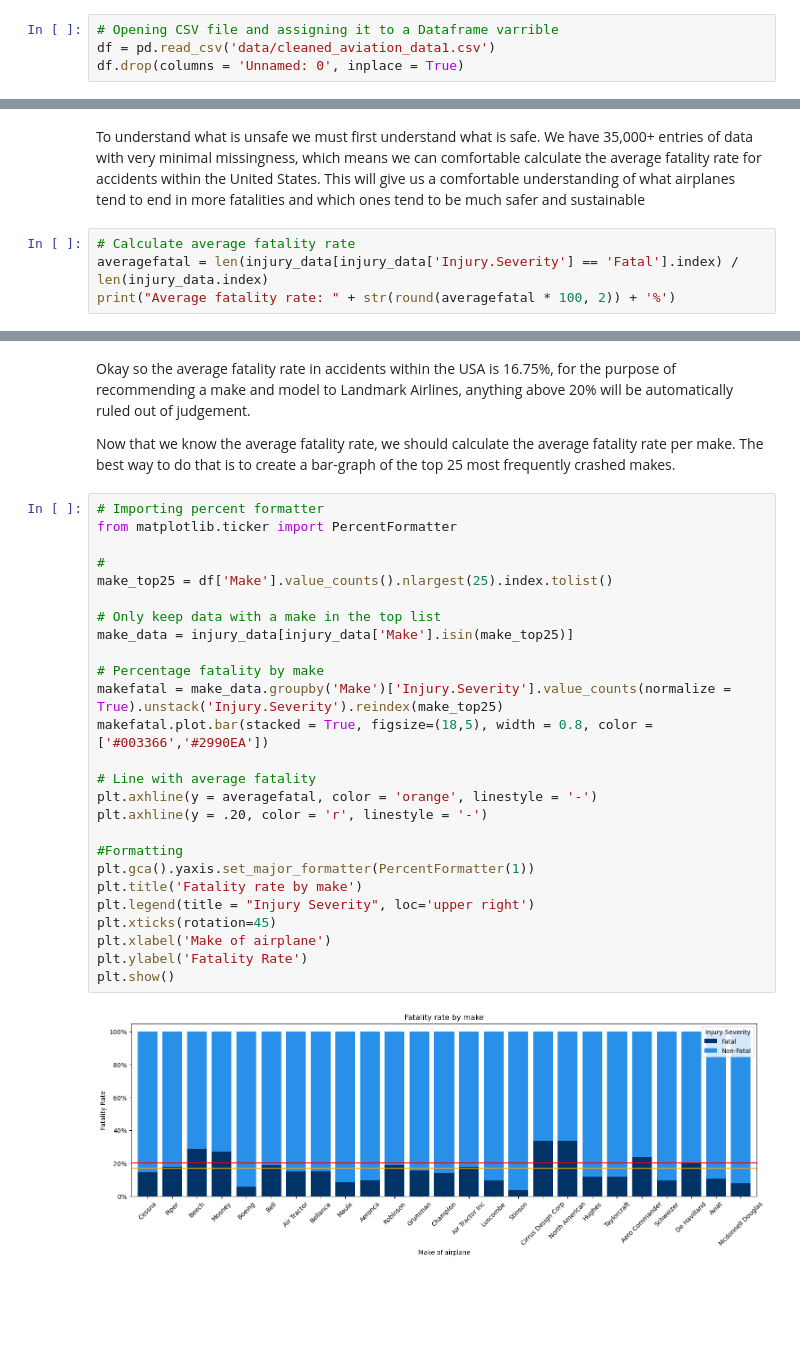
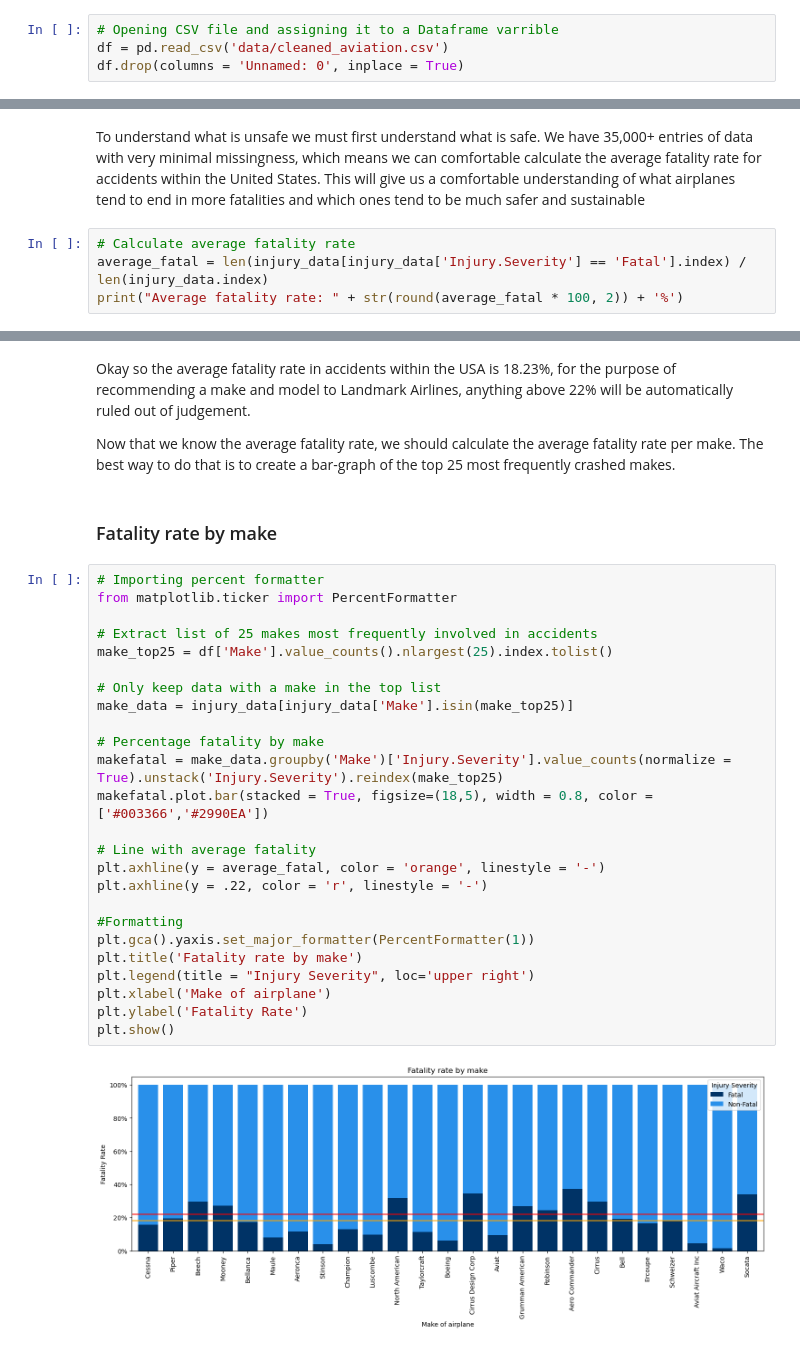
Before and after one commit to LMK08/Aircraft-Company-EDA, a Jupyter notebook: Franko/Visualizing_Aviation_Data.ipynb, the cells around one changed output, grey strips where cells are left out. Drawn from its saved outputs; the diff is of its cells as text; blank space fills up the shorter version.

Commit message:
Updated files, cleaned data set, as well as finshing a portion of a business problem

```diff
--- a/Franko/Visualizing_Aviation_Data.ipynb
+++ b/Franko/Visualizing_Aviation_Data.ipynb
@@ -40,7 +38,7 @@ import warnings
 warnings.filterwarnings("ignore")
 # %%
 # Opening CSV file and assigning it to a Dataframe varrible
-df = pd.read_csv('data/cleaned_aviation_data1.csv')
+df = pd.read_csv('data/cleaned_aviation.csv')
 df.drop(columns = 'Unnamed: 0', inplace = True)
 # %%
 # Reading the DataFrame
@@ -93,6 +91,6 @@ injury_data = df[df['Injury.Severity'] != 'Unavailable']
 To understand what is unsafe we must first understand what is safe. We have 35,000+ entries of data with very minimal missingness, which means we can comfortable calculate the average fatality rate for accidents within the United States. This will give us a comfortable understanding of what airplanes tend to end in more fatalities and which ones tend to be much safer and sustainable
 # %%
 # Calculate average fatality rate
-averagefatal = len(injury_data[injury_data['Injury.Severity'] == 'Fatal'].index) / len(injury_data.index)
-print("Average fatality rate: " + str(round(averagefatal * 100, 2)) + '%')
+average_fatal = len(injury_data[injury_data['Injury.Severity'] == 'Fatal'].index) / len(injury_data.index)
+print("Average fatality rate: " + str(round(average_fatal * 100, 2)) + '%')
 # %% [output]
@@ -100,32 +98,33 @@ Average fatality rate: 16.75%
 # %% [markdown]
-Okay so the average fatality rate in accidents within the USA is 16.75%, for the purpose of recommending a make and model to Landmark Airlines, anything above 20% will be automatically ruled out of judgement.
+Okay so the average fatality rate in accidents within the USA is 18.23%, for the purpose of recommending a make and model to Landmark Airlines, anything above 22% will be automatically ruled out of judgement.
 
 Now that we know the average fatality rate, we should calculate the average fatality rate per make. The best way to do that is to create a bar-graph of the top 25 most frequently crashed makes.
+# %% [markdown]
+### Fatality rate by make
 # %%
 # Importing percent formatter
 from matplotlib.ticker import PercentFormatter
 
-#
+# Extract list of 25 makes most frequently involved in accidents
 make_top25 = df['Make'].value_counts().nlargest(25).index.tolist()
 
 # Only keep data with a make in the top list
 make_data = injury_data[injury_data['Make'].isin(make_top25)]
 
 # Percentage fatality by make
 makefatal = make_data.groupby('Make')['Injury.Severity'].value_counts(normalize = True).unstack('Injury.Severity').reindex(make_top25)
 makefatal.plot.bar(stacked = True, figsize=(18,5), width = 0.8, color = ['#003366','#2990EA'])
 
 # Line with average fatality
-plt.axhline(y = averagefatal, color = 'orange', linestyle = '-')
-plt.axhline(y = .20, color = 'r', linestyle = '-')
+plt.axhline(y = average_fatal, color = 'orange', linestyle = '-')
+plt.axhline(y = .22, color = 'r', linestyle = '-')
 
 #Formatting
 plt.gca().yaxis.set_major_formatter(PercentFormatter(1))
 plt.title('Fatality rate by make')
 plt.legend(title = "Injury Severity", loc='upper right')
-plt.xticks(rotation=45)
 plt.xlabel('Make of airplane')
 plt.ylabel('Fatality Rate')
 plt.show()
 # %% [output]
-[figure, old version]
+[figure, new version]
```
Also changed, not shown: parts of 20 cells of this notebook.
